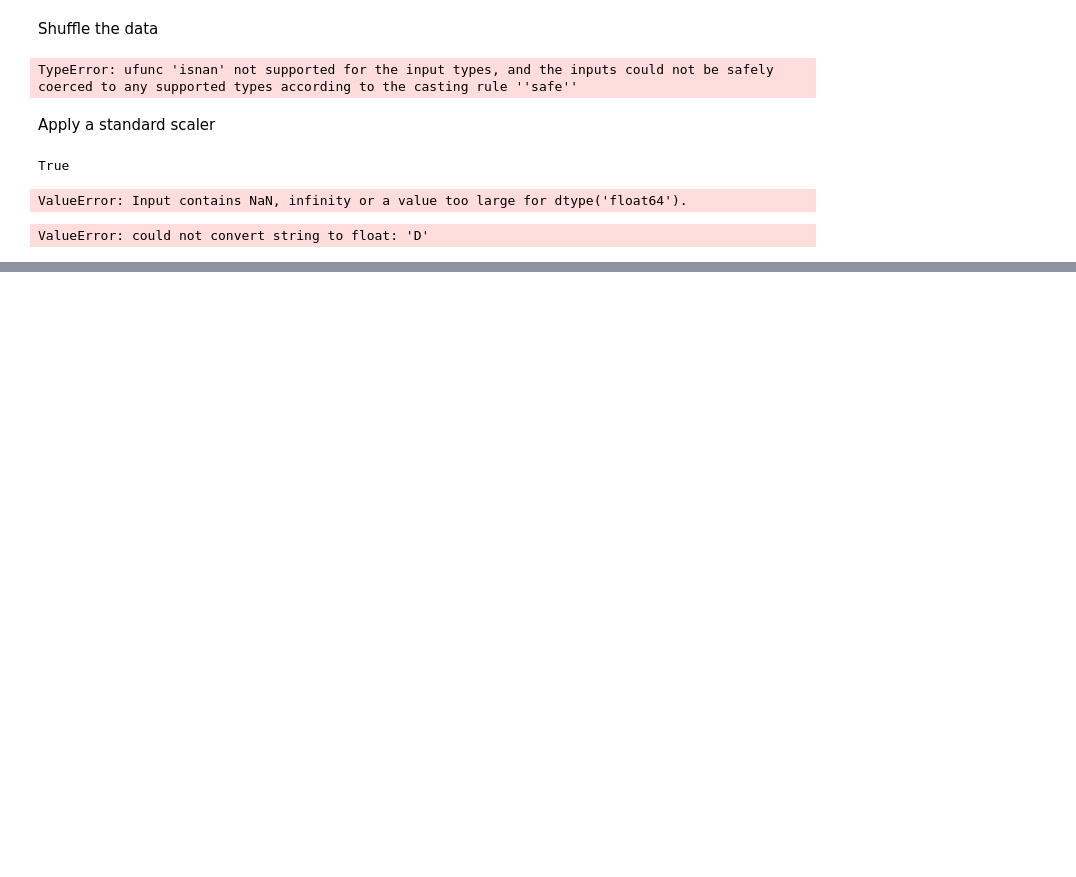
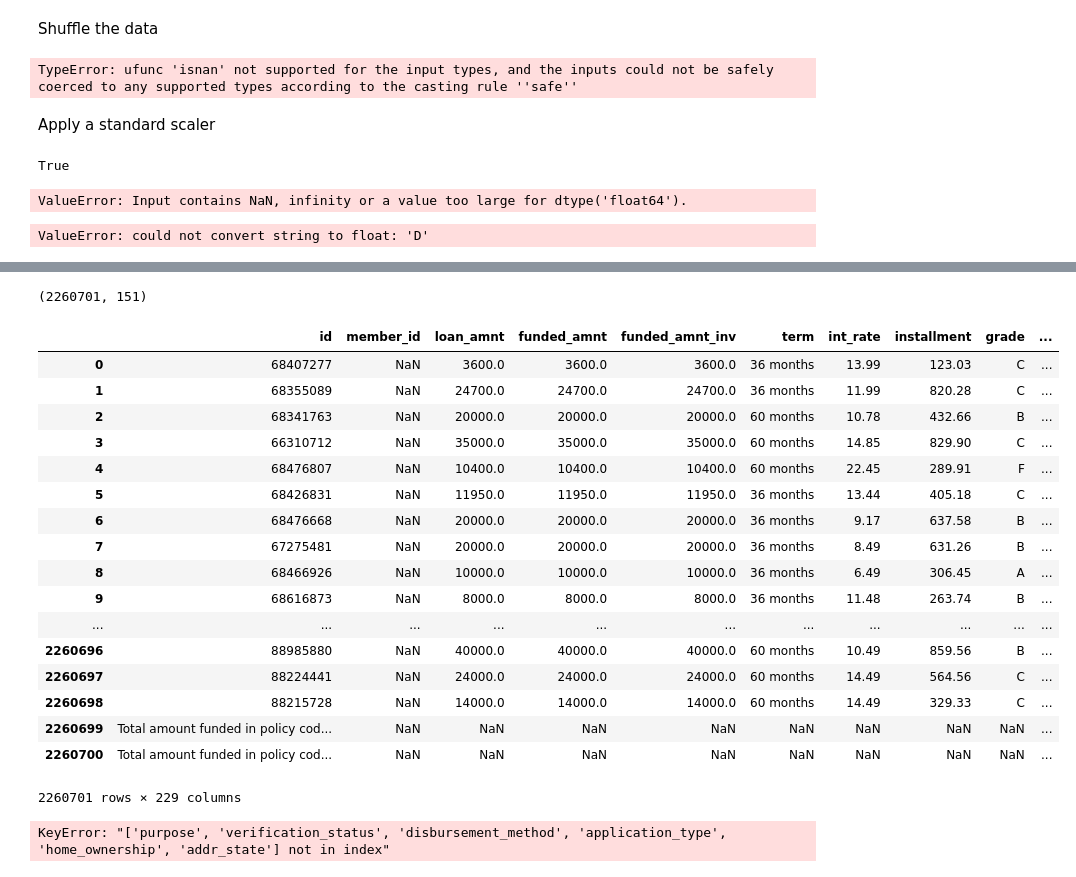
Before and after one commit to dwhisler/CS230-Project, a Jupyter notebook: src/LoanExploration.ipynb, the cells around one changed output, grey strips where cells are left out. Saved outputs shown, nothing was run; the diff lists cells and outputs as text; code cells hidden in the pictures; blank space fills up the shorter version.

Commit message:
pick columns

```diff
--- a/src/LoanExploration.ipynb
+++ b/src/LoanExploration.ipynb
@@ -349,0 +414,8 @@ plt.show()
+# %%
+# Get one hot encoding of columns B
+one_hot = pd.get_dummies(df['B'])
+# Drop column B as it is now encoded
+df = df.drop('B',axis = 1)
+# Join the encoded df
+df = df.join(one_hot)
+df
@@ -349,0 +498,43 @@ plt.show()
+# %%
+col_one_hot = ['addr_state',
+'term',
+'application_type',
+'disbursement_method',
+'home_ownership',
+'purpose',
+'verification_status']
+# %%
+df.shape
+# %% [output]
+(2260701, 151)
+# %%
+# Get one hot encoding of columns B
+one_hot = pd.get_dummies(df[col_one_hot])
+# Drop column B as it is now encoded
+# Join the encoded df
+df = df.join(one_hot)
+df
+# %% [output]
+|  | id | member_id | loan_amnt | funded_amnt | funded_amnt_inv | term | int_rate | installment | grade | ... |
+| 0 | 68407277 | NaN | 3600.0 | 3600.0 | 3600.0 | 36 months | 13.99 | 123.03 | C | ... |
+| 1 | 68355089 | NaN | 24700.0 | 24700.0 | 24700.0 | 36 months | 11.99 | 820.28 | C | ... |
+| 2 | 68341763 | NaN | 20000.0 | 20000.0 | 20000.0 | 60 months | 10.78 | 432.66 | B | ... |
+| 3 | 66310712 | NaN | 35000.0 | 35000.0 | 35000.0 | 60 months | 14.85 | 829.90 | C | ... |
+| 4 | 68476807 | NaN | 10400.0 | 10400.0 | 10400.0 | 60 months | 22.45 | 289.91 | F | ... |
+| 5 | 68426831 | NaN | 11950.0 | 11950.0 | 11950.0 | 36 months | 13.44 | 405.18 | C | ... |
+| 6 | 68476668 | NaN | 20000.0 | 20000.0 | 20000.0 | 36 months | 9.17 | 637.58 | B | ... |
+| 7 | 67275481 | NaN | 20000.0 | 20000.0 | 20000.0 | 36 months | 8.49 | 631.26 | B | ... |
+| 8 | 68466926 | NaN | 10000.0 | 10000.0 | 10000.0 | 36 months | 6.49 | 306.45 | A | ... |
+| 9 | 68616873 | NaN | 8000.0 | 8000.0 | 8000.0 | 36 months | 11.48 | 263.74 | B | ... |
+| ... | ... | ... | ... | ... | ... | ... | ... | ... | ... | ... |
+| 2260696 | 88985880 | NaN | 40000.0 | 40000.0 | 40000.0 | 60 months | 10.49 | 859.56 | B | ... |
+| 2260697 | 88224441 | NaN | 24000.0 | 24000.0 | 24000.0 | 60 months | 14.49 | 564.56 | C | ... |
+| 2260698 | 88215728 | NaN | 14000.0 | 14000.0 | 14000.0 | 60 months | 14.49 | 329.33 | C | ... |
+| 2260699 | Total amount funded in policy cod... | NaN | NaN | NaN | NaN | NaN | NaN | NaN | NaN | ... |
+| 2260700 | Total amount funded in policy cod... | NaN | NaN | NaN | NaN | NaN | NaN | NaN | NaN | ... |
+2260701 rows × 229 columns
+# %%
+df = df[cols,'loan_status']
+df = df.drop(col_one_hot,axis = 1)
+# %% [output]
+KeyError: "['purpose', 'verification_status', 'disbursement_method', 'application_type', 'home_ownership', 'addr_state'] not in index"
```
Also changed, not shown: parts of 10 cells of this notebook.
